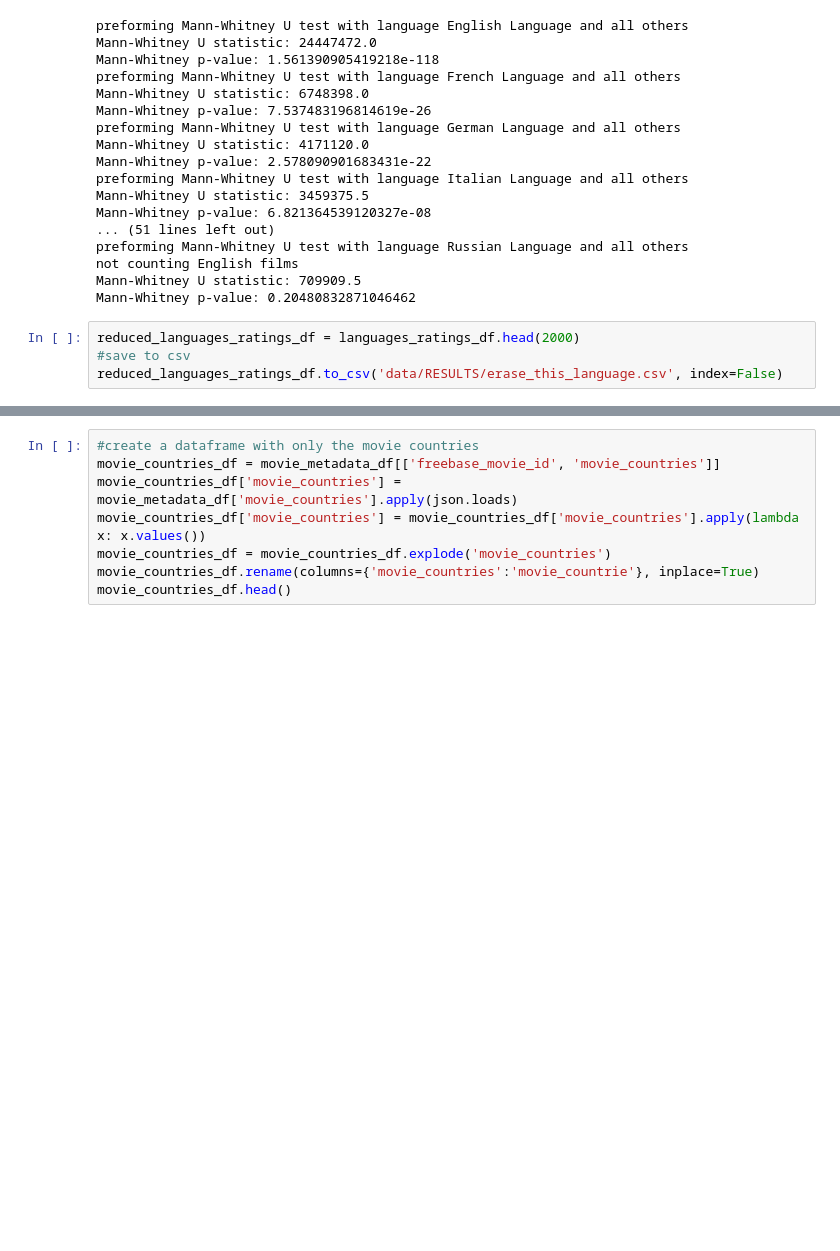
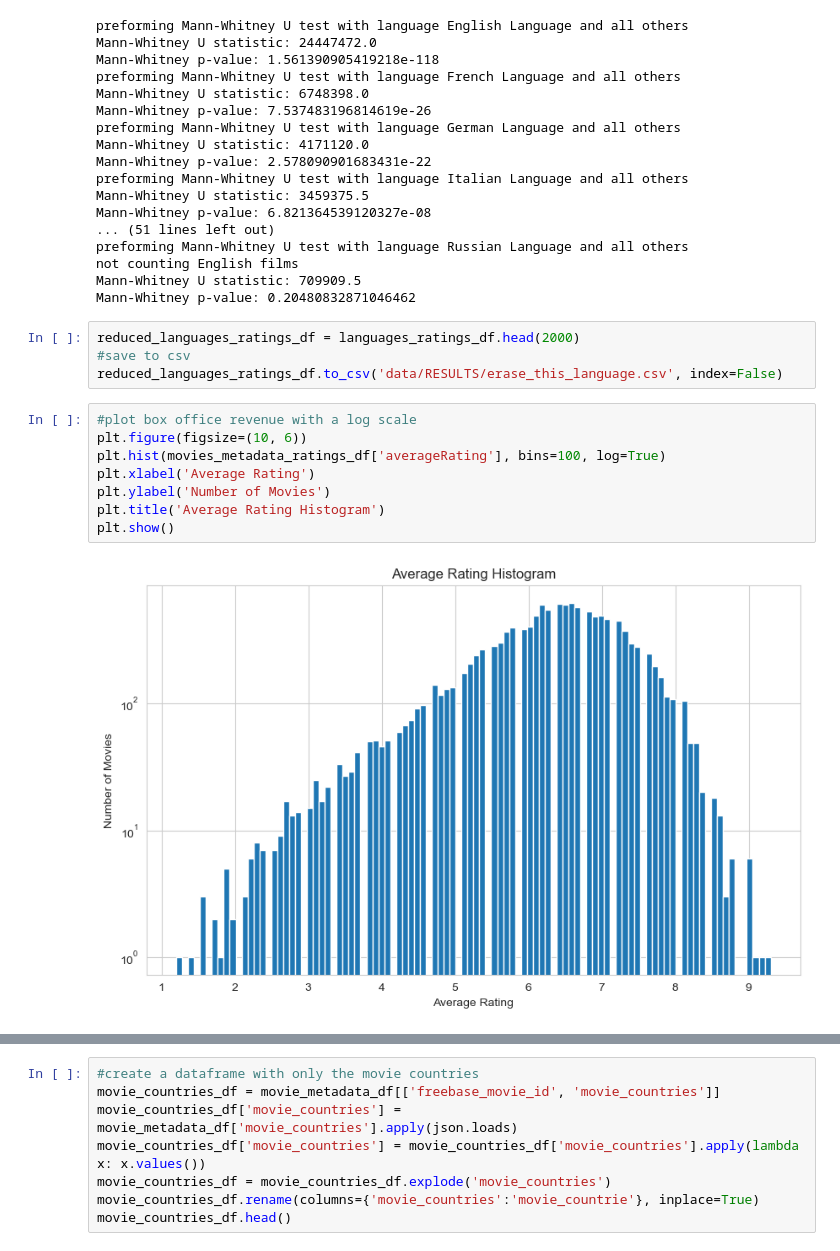
Before and after one commit to epfl-ada/ada-2023-project-adhd2023, a Jupyter notebook: milestone2.ipynb, the cells around one changed output, grey strips where cells are left out. Drawn from its saved outputs; the diff is of its cells as text; blank space fills up the shorter version.

```diff
--- a/milestone2.ipynb
+++ b/milestone2.ipynb
@@ -644,3 +645,13 @@ Mann-Whitney p-value: 0.20480832871046462
 reduced_languages_ratings_df = languages_ratings_df.head(2000)
 #save to csv
 reduced_languages_ratings_df.to_csv('data/RESULTS/erase_this_language.csv', index=False)
+# %%
+#plot box office revenue with a log scale
+plt.figure(figsize=(10, 6))
+plt.hist(movies_metadata_ratings_df['averageRating'], bins=100, log=True)
+plt.xlabel('Average Rating')
+plt.ylabel('Number of Movies')
+plt.title('Average Rating Histogram')
+plt.show()
+# %% [output]
+[figure, added]
```
Also changed, not shown: parts of 21 cells of this notebook.
